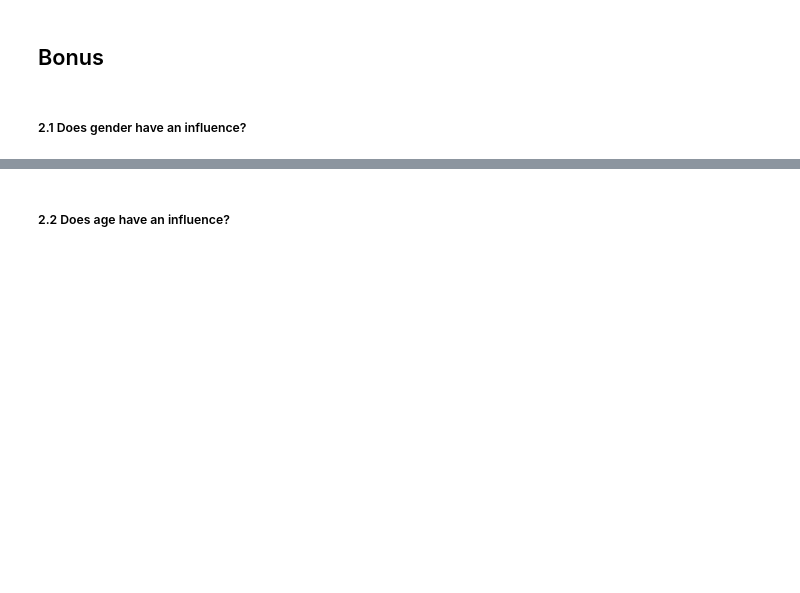
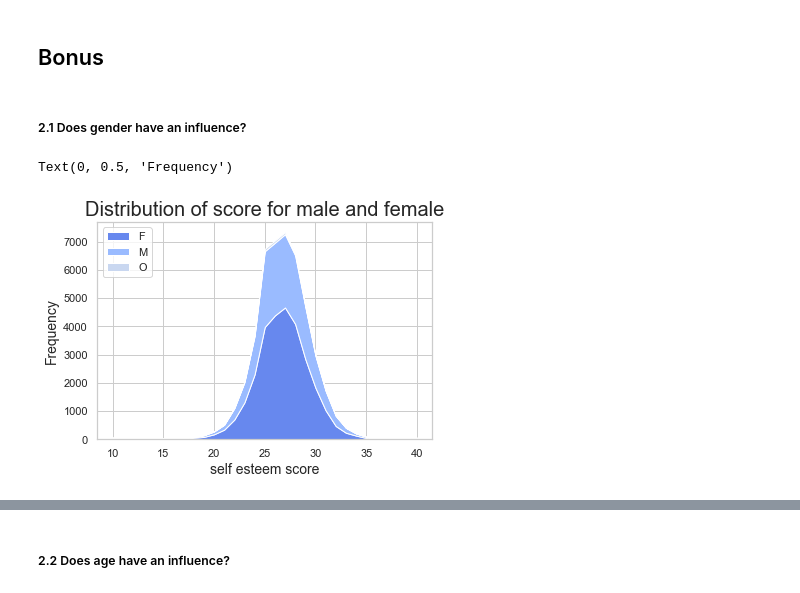
Before and after one commit to FHnt97/Project-Week-5-Your-Own-Project, a Jupyter notebook: your-project/03-Analysis.ipynb, the cells around one changed output, grey strips where cells are left out. Saved outputs shown, nothing was run; the diff lists cells and outputs as text; code cells hidden in the pictures; blank space fills up the shorter version.

Commit message:
gender analysis

```diff
--- a/your-project/03-Analysis.ipynb
+++ b/your-project/03-Analysis.ipynb
@@ -311,6 +325,3 @@ p value < a, H0 CAN BE REJECTED
 # we select only F, M and O for this, as 0s indicate people who chose not to tell
 gender_score = pd.crosstab(df_rosenberg["overall_score"], df_rosenberg["gender"])
 gender_score = gender_score.drop("0", axis=1)
-gender_score.head(20)
-gender_score = gender_score[["F"]]
-F = gender_score
@@ -322,0 +328,21 @@ O =
+# %%
+# defining each genders data
+F = gender_score[["F"]]
+M = gender_score[["M"]]
+O = gender_score[["O"]]
+gender = gender_score.reset_index() # as I will need to take out overall score
+score = gender[["overall_score"]]
+# %%
+#plotting the distribution of slef esteem of male and female
+
+fig, ax =  plt.subplots()
+
+ax.stackplot(score["overall_score"], F["F"], M["M"], O["O"], labels = ["F", "M", "O"])
+ax.legend(loc='upper left')
+
+ax.set_title("Distribution of score for male and female", fontsize=20)
+ax.set_xlabel('self esteem score', fontsize=14)
+ax.set_ylabel('Frequency', fontsize=14)
+# %% [output]
+Text(0, 0.5, 'Frequency')
+[figure, added]
```
Also changed, not shown: parts of 7 cells of this notebook.
